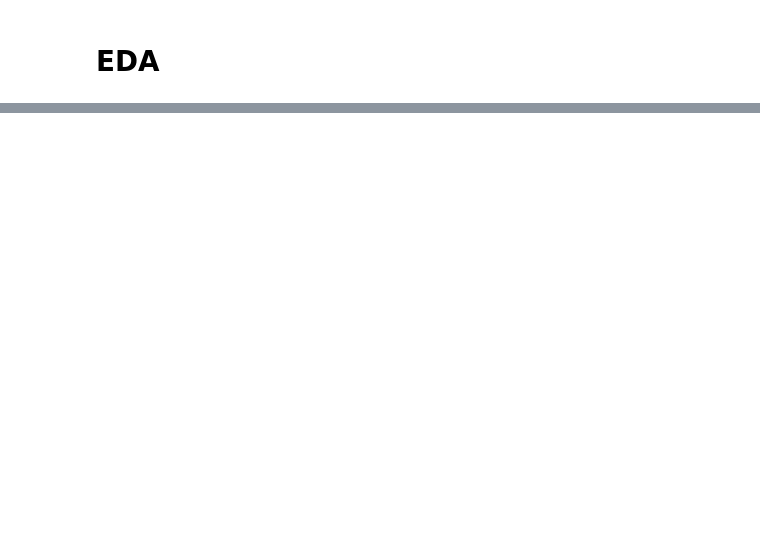
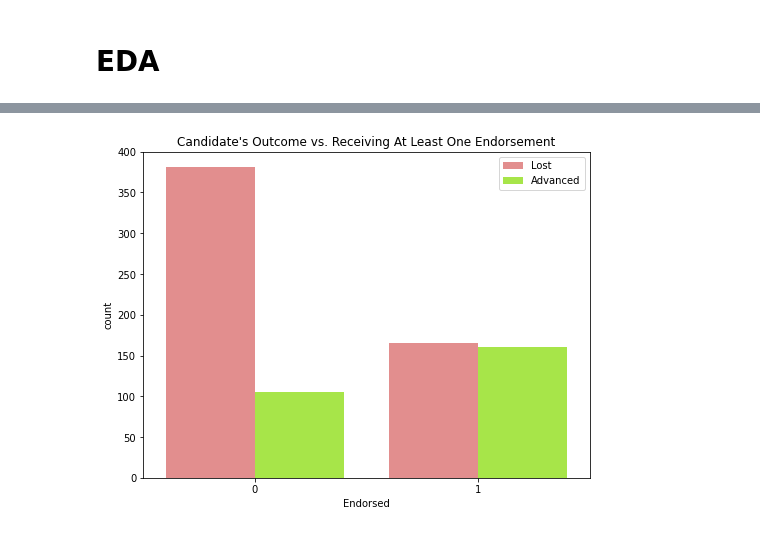
Before and after one commit to tetsu2001/102-project, a Jupyter notebook: aileen/aileen.ipynb, the cells around one changed output, grey strips where cells are left out. Cells and saved outputs as stored; diff of their text form; code cells hidden in the pictures; blank space fills up the shorter version.

```diff
--- a/aileen/aileen.ipynb
+++ b/aileen/aileen.ipynb
@@ -45,0 +56,7 @@ plt.title("Candidate's Outcome vs. Number of Endorsements Received");
+# %%
+plt.figure(figsize=(8, 6))
+sns.countplot(data=dems, x='Endorsed', hue='Primary Status', palette=colours)
+plt.title("Candidate's Outcome vs. Receiving At Least One Endorsement")
+plt.legend(loc='upper right');
+# %% [output]
+[figure, added]
```
Also changed, not shown: parts of 20 cells of this notebook.
